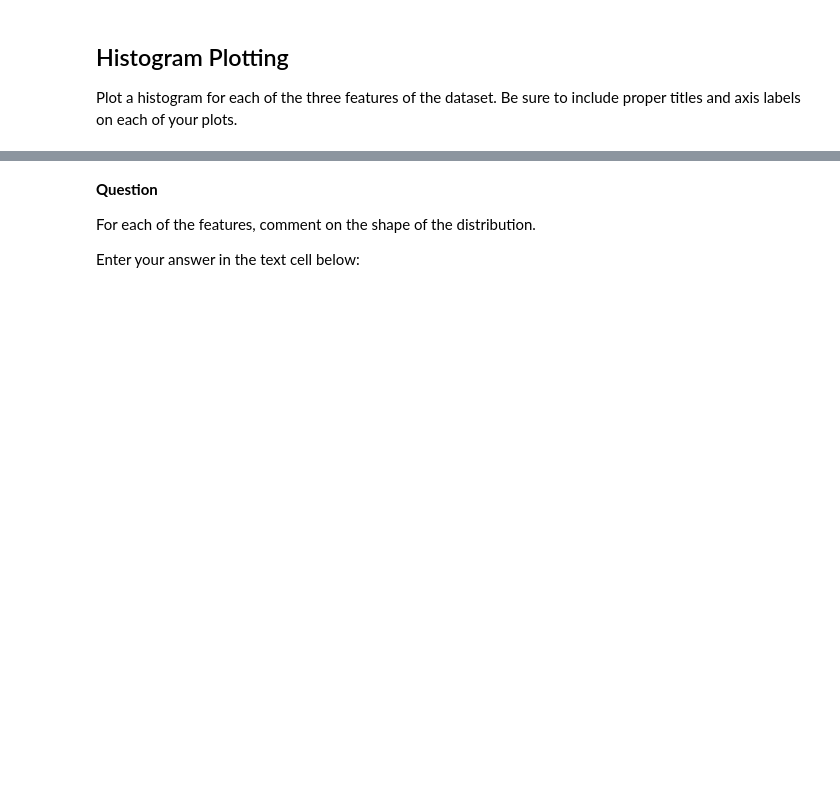
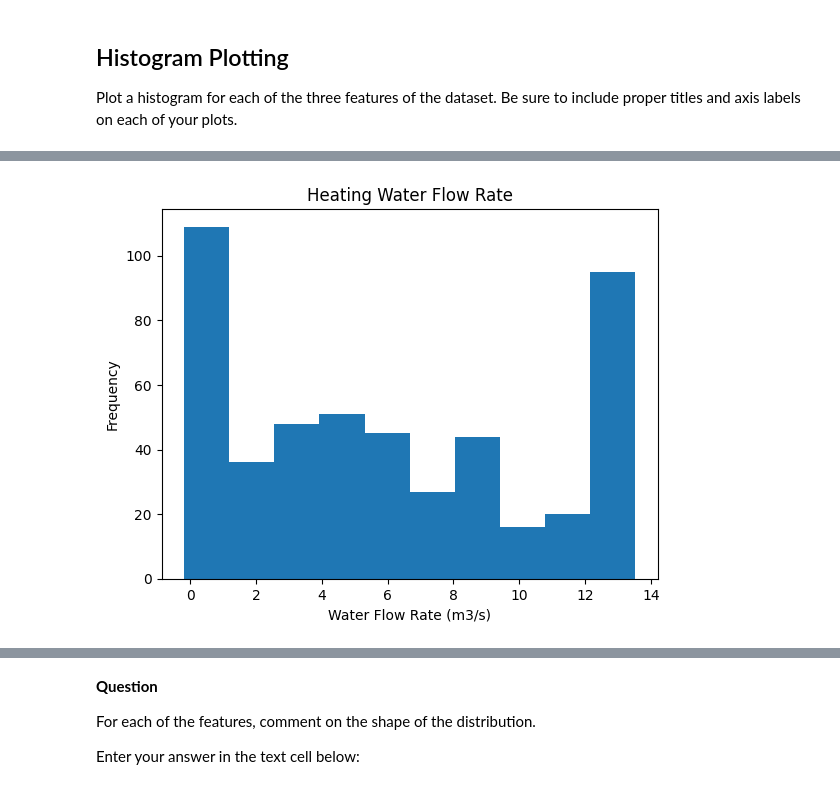
Before and after one commit to ncat-morrow/isen-project-1-scrubnuggets, a Jupyter notebook: ISEN_370_Project_1_Assignment.ipynb, the cells around one changed output, grey strips where cells are left out. Drawn from its saved outputs; the diff is of its cells as text; code cells hidden in the pictures; blank space fills up the shorter version.

```diff
--- a/ISEN_370_Project_1_Assignment.ipynb
+++ b/ISEN_370_Project_1_Assignment.ipynb
@@ -69,0 +75,9 @@ Plot a histogram for each of the three features of the dataset. Be sure to inclu
+# %%
+
+plt.hist(features['Heating Water Flow Rate'])
+plt.ylabel('Frequency')
+plt.xlabel("Water Flow Rate (m3/s)")
+plt.title('Heating Water Flow Rate')
+plt.show()
+# %% [output]
+[figure, added]
```
Also changed, not shown: parts of 7 cells of this notebook.
